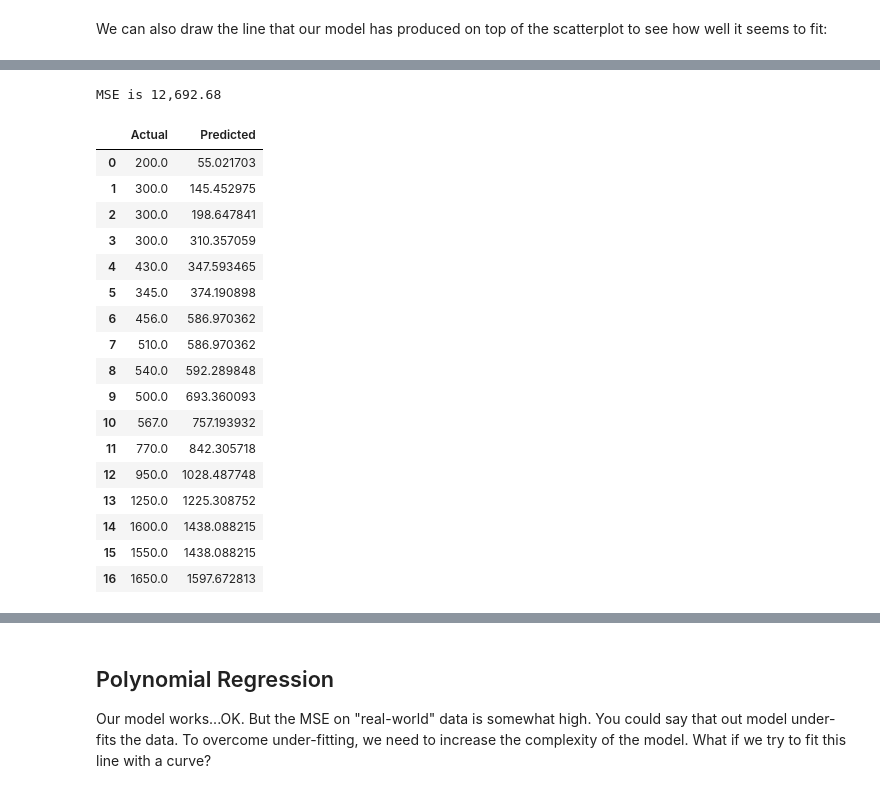
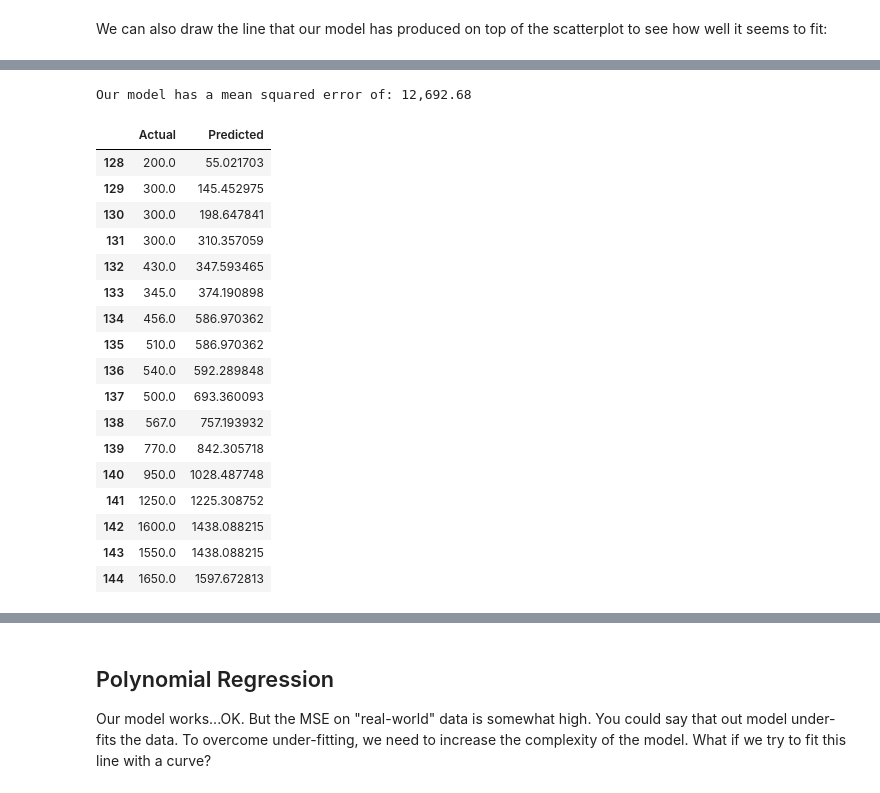
Before and after one commit to rjzak/cmsc-210, a Jupyter notebook: cmsc_210/examples/lecture_25/notebooks/Linear-Regression.ipynb, the cells around one changed output, grey strips where cells are left out. Saved outputs shown, nothing was run; the diff lists cells and outputs as text; code cells hidden in the pictures.

```diff
--- a/cmsc_210/examples/lecture_25/notebooks/Linear-Regression.ipynb
+++ b/cmsc_210/examples/lecture_25/notebooks/Linear-Regression.ipynb
@@ -76,0 +79,5 @@ From there we will create an instance of the `LinearRegression` and then call `f
+# %%
+x = pike_dataframe[["Length1"]]  # Independent varable, AKA feature
+y = pike_dataframe["Weight"]  # Dependent varable
+
+print("NOTE: x_values is a {}, y_values is a {}.".format(type(x), type(y)))
@@ -77,10 +88,6 @@ From there we will create an instance of the `LinearRegression` and then call `f
 # %%
 from sklearn.linear_model import LinearRegression
 
-x_values = pike_dataframe.Length1.values.reshape(-1, 1)
-y_values = pike_dataframe.Weight.values.reshape(-1, 1)
 pike_model = LinearRegression()
-pike_model.fit(x_values, y_values)
-
-x_values
+pike_model.fit(x, y)
 # %% [output]
@@ -146,28 +168,28 @@ Let's calculate it! Scikit-learn will help us here, we just need to give it two
 # %%
 from sklearn.metrics import mean_squared_error
 
-predicted_y = pike_model.predict(x_values)
-pike_mse = mean_squared_error(y_values, predicted_y)
+predicted_y = pike_model.predict(x)
+pike_mse = mean_squared_error(y, predicted_y)
 
-print(f"MSE is {pike_mse:,.2f}")
-pandas.DataFrame({'Actual': y_values.flatten(), 'Predicted': predicted_y.flatten()})
+print(f"Our model has a mean squared error of: {pike_mse:,.2f}")
+pandas.DataFrame({'Actual': y, 'Predicted': predicted_y})
 # %% [output]
-MSE is 12,692.68
+Our model has a mean squared error of: 12,692.68
 |  | Actual | Predicted |
-| 0 | 200.0 | 55.021703 |
-| 1 | 300.0 | 145.452975 |
-| 2 | 300.0 | 198.647841 |
-| 3 | 300.0 | 310.357059 |
-| 4 | 430.0 | 347.593465 |
-| 5 | 345.0 | 374.190898 |
-| 6 | 456.0 | 586.970362 |
-| 7 | 510.0 | 586.970362 |
-| 8 | 540.0 | 592.289848 |
-| 9 | 500.0 | 693.360093 |
-| 10 | 567.0 | 757.193932 |
-| 11 | 770.0 | 842.305718 |
-| 12 | 950.0 | 1028.487748 |
-| 13 | 1250.0 | 1225.308752 |
-| 14 | 1600.0 | 1438.088215 |
-| 15 | 1550.0 | 1438.088215 |
-| 16 | 1650.0 | 1597.672813 |
+| 128 | 200.0 | 55.021703 |
+| 129 | 300.0 | 145.452975 |
+| 130 | 300.0 | 198.647841 |
+| 131 | 300.0 | 310.357059 |
+| 132 | 430.0 | 347.593465 |
+| 133 | 345.0 | 374.190898 |
+| 134 | 456.0 | 586.970362 |
+| 135 | 510.0 | 586.970362 |
+| 136 | 540.0 | 592.289848 |
+| 137 | 500.0 | 693.360093 |
+| 138 | 567.0 | 757.193932 |
+| 139 | 770.0 | 842.305718 |
+| 140 | 950.0 | 1028.487748 |
+| 141 | 1250.0 | 1225.308752 |
+| 142 | 1600.0 | 1438.088215 |
+| 143 | 1550.0 | 1438.088215 |
+| 144 | 1650.0 | 1597.672813 |
```
Also changed, not shown: parts of 28 cells of this notebook, 3 other files.
